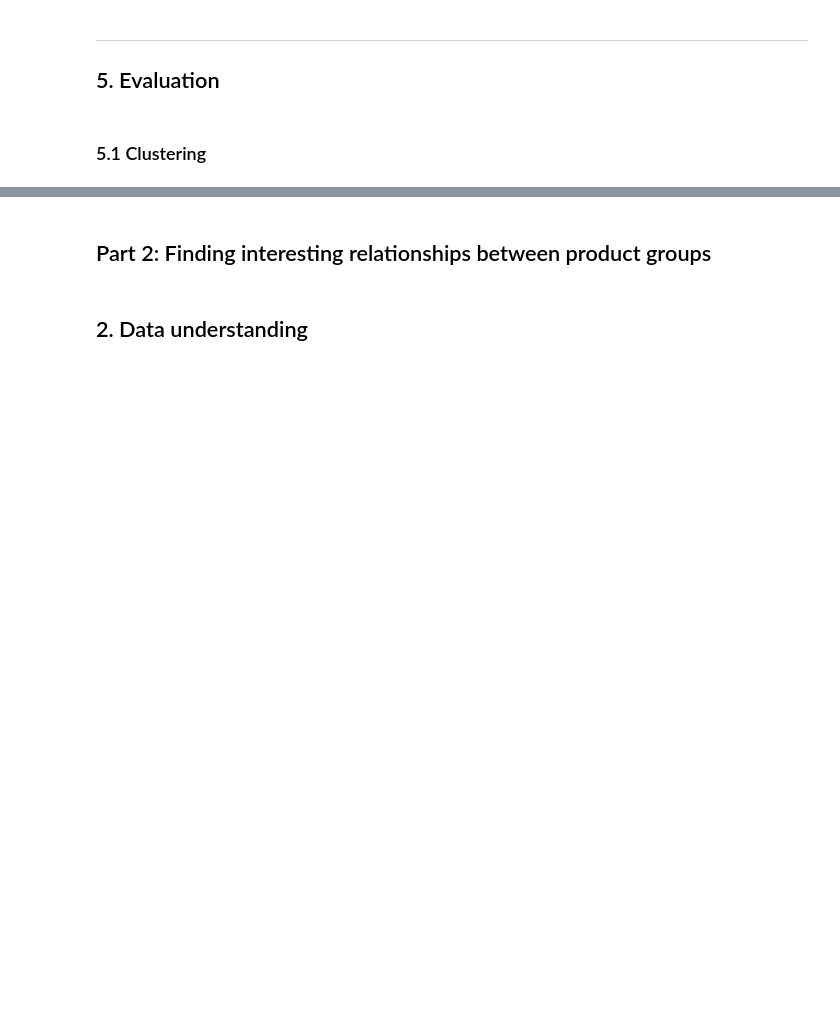
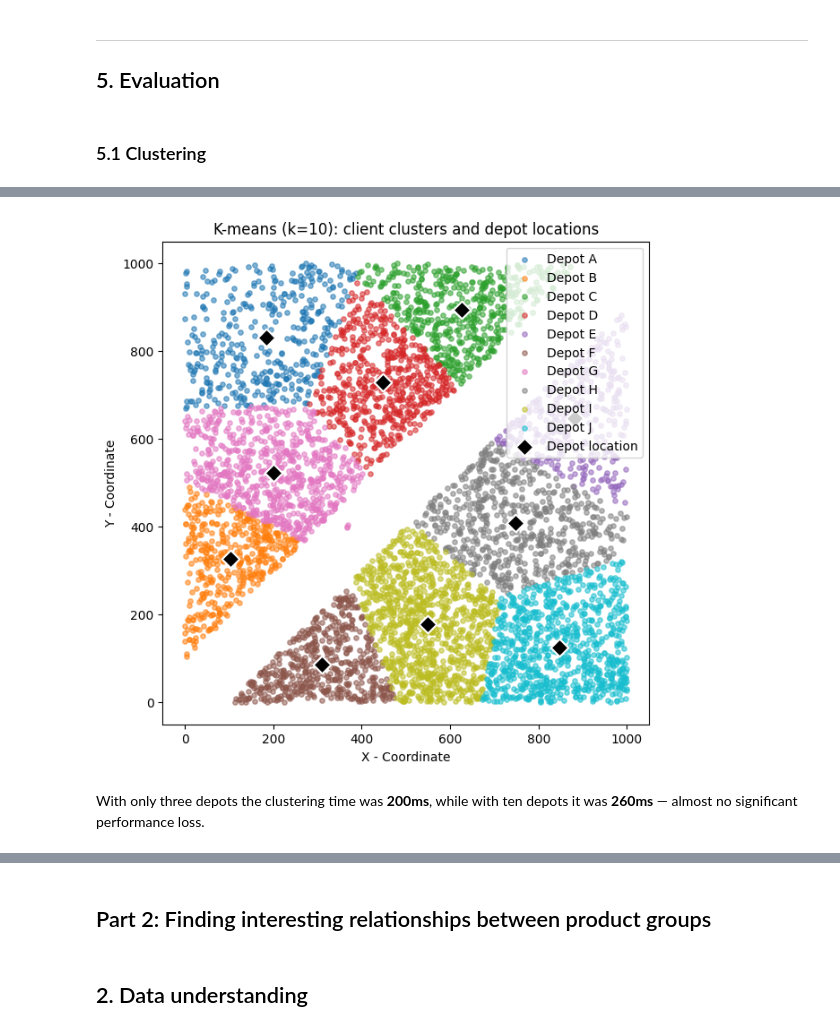
Before and after one commit to TonyKarlin/Data_Handling_and_ML_Group_Assignments, a Jupyter notebook: Clustering and Association rule mining/05-clustering-&-association-rule-mining.ipynb, the cells around one changed output, grey strips where cells are left out. Cells and saved outputs as stored; diff of their text form; code cells hidden in the pictures; blank space fills up the shorter version.

```diff
--- a/Clustering and Association rule mining/05-clustering-&-association-rule-mining.ipynb
+++ b/Clustering and Association rule mining/05-clustering-&-association-rule-mining.ipynb
@@ -212,0 +217,28 @@ Name: count, dtype: int64
+# %%
+k = 10
+model = KMeans(init='random', n_clusters=k, random_state=123).fit(X)
+depot_labels = {
+    0: "A",
+    1: "B",
+    2: "C",
+    3: "D",
+    4: "E",
+    5: "F",
+    6: "G",
+    7: "H",
+    8: "I",
+    9: "J"
+}
+
+drone_cust_locations["nearest_depot"] = model.labels_
+drone_cust_locations["nearest_depot"] = drone_cust_locations["nearest_depot"].map(depot_labels)
+
+drone_depots = pd.DataFrame(model.cluster_centers_, columns=["x", "y"])
+drone_depots.index = pd.Index([depot_labels[i] for i in range(len(drone_depots))], name="depot_id")
+# %%
+plot_clusters(drone_cust_locations, model, "K-means (k=10): client clusters and depot locations")
+# %% [output]
+[figure, added]
+# %% [markdown]
+With only three depots the clustering time was **200ms**, while with ten depots
+it was **260ms** — almost no significant performance loss.
```
Also changed, not shown: parts of 11 cells of this notebook.
